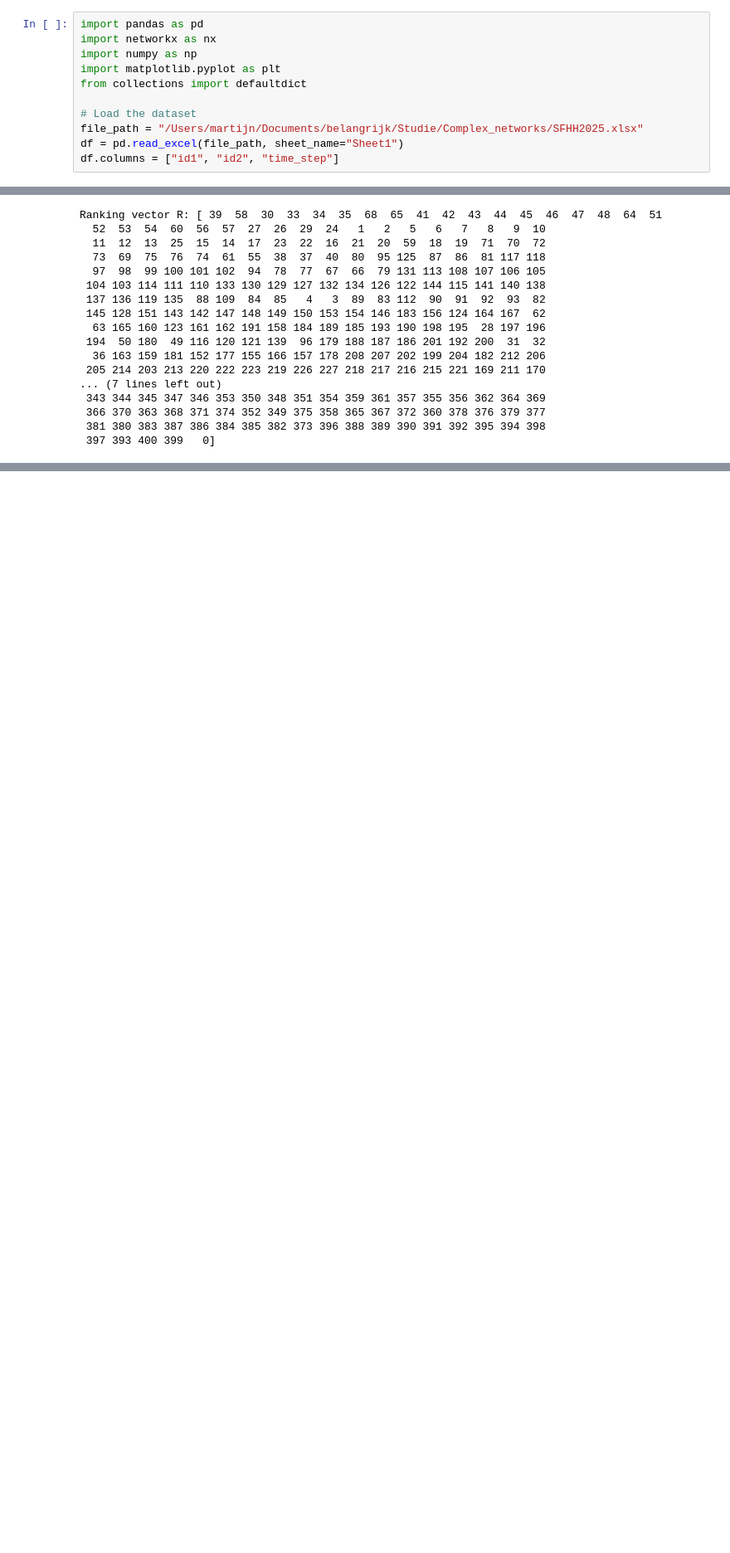
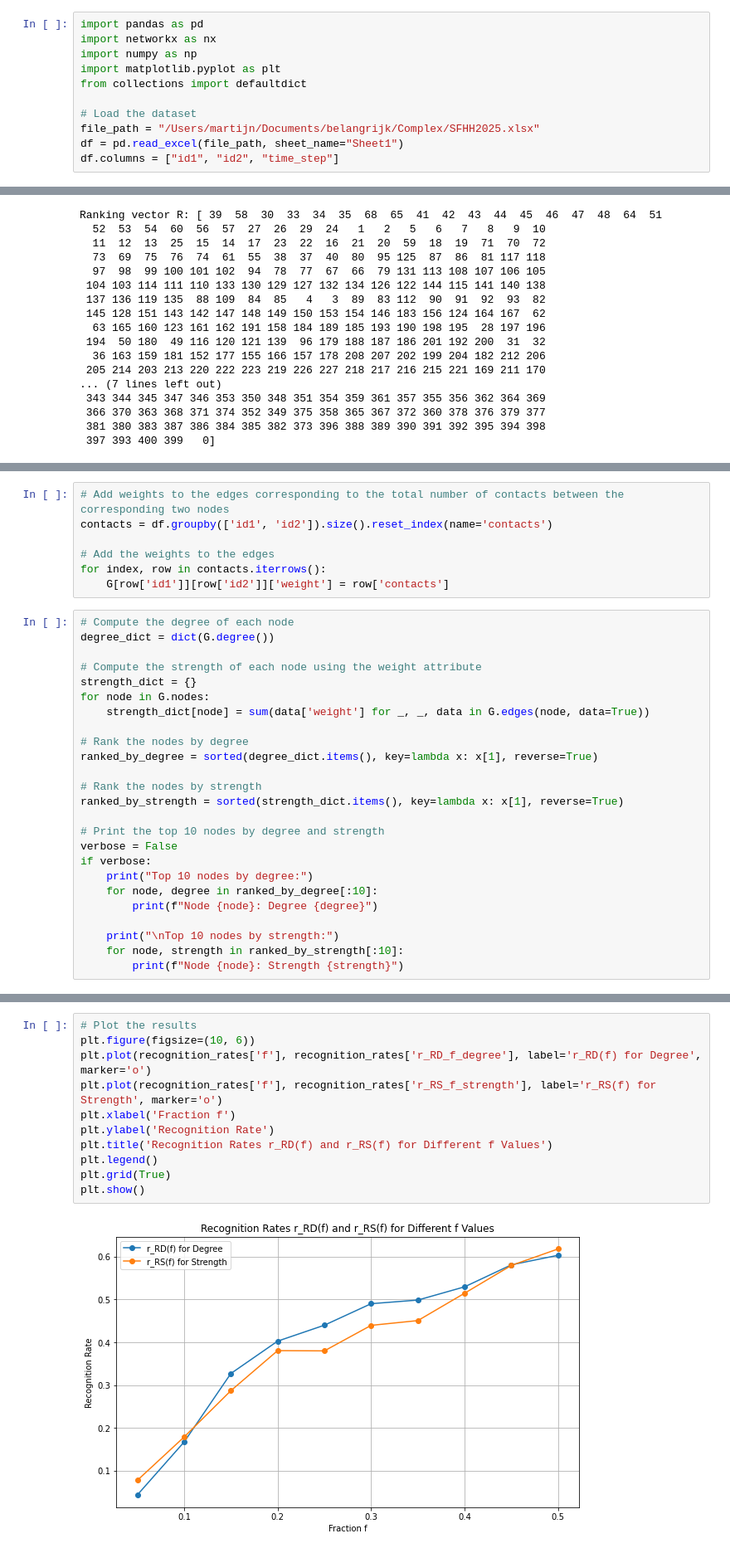
Before and after one commit to Tim-Albers/ComplexNetworks, a Jupyter notebook: FINAL_NOTEBOOK.ipynb, the cells around one changed output, grey strips where cells are left out. Shown at 83% size. Drawn from its saved outputs; the diff is of its cells as text; blank space fills up the shorter version.

```diff
--- a/FINAL_NOTEBOOK.ipynb
+++ b/FINAL_NOTEBOOK.ipynb
@@ -198,7 +198,7 @@ import matplotlib.pyplot as plt
 from collections import defaultdict
 
 # Load the dataset
-file_path = "/Users/martijn/Documents/belangrijk/Studie/Complex_networks/SFHH2025.xlsx"
+file_path = "/Users/martijn/Documents/belangrijk/Complex/SFHH2025.xlsx"
 df = pd.read_excel(file_path, sheet_name="Sheet1")
 df.columns = ["id1", "id2", "time_step"]
 # %%
@@ -303,0 +344,32 @@ Ranking vector R: [ 39  58  30  33  34  35  68  65  41  42  43  44  45  46  47
+# %%
+# Add weights to the edges corresponding to the total number of contacts between the corresponding two nodes
+contacts = df.groupby(['id1', 'id2']).size().reset_index(name='contacts')
+
+# Add the weights to the edges
+for index, row in contacts.iterrows():
+    G[row['id1']][row['id2']]['weight'] = row['contacts']
+# %%
+# Compute the degree of each node
+degree_dict = dict(G.degree())
+
+# Compute the strength of each node using the weight attribute
+strength_dict = {}
+for node in G.nodes:
+    strength_dict[node] = sum(data['weight'] for _, _, data in G.edges(node, data=True))
+
+# Rank the nodes by degree
+ranked_by_degree = sorted(degree_dict.items(), key=lambda x: x[1], reverse=True)
+
+# Rank the nodes by strength
+ranked_by_strength = sorted(strength_dict.items(), key=lambda x: x[1], reverse=True)
+
+# Print the top 10 nodes by degree and strength
+verbose = False
+if verbose:
+    print("Top 10 nodes by degree:")
+    for node, degree in ranked_by_degree[:10]:
+        print(f"Node {node}: Degree {degree}")
+
+    print("\nTop 10 nodes by strength:")
+    for node, strength in ranked_by_strength[:10]:
+        print(f"Node {node}: Strength {strength}")
@@ -303,0 +458,13 @@ Ranking vector R: [ 39  58  30  33  34  35  68  65  41  42  43  44  45  46  47
+# %%
+# Plot the results
+plt.figure(figsize=(10, 6))
+plt.plot(recognition_rates['f'], recognition_rates['r_RD_f_degree'], label='r_RD(f) for Degree', marker='o')
+plt.plot(recognition_rates['f'], recognition_rates['r_RS_f_strength'], label='r_RS(f) for Strength', marker='o')
+plt.xlabel('Fraction f')
+plt.ylabel('Recognition Rate')
+plt.title('Recognition Rates r_RD(f) and r_RS(f) for Different f Values')
+plt.legend()
+plt.grid(True)
+plt.show()
+# %% [output]
+[figure, added]
```
Also changed, not shown: parts of 4 cells of this notebook.
